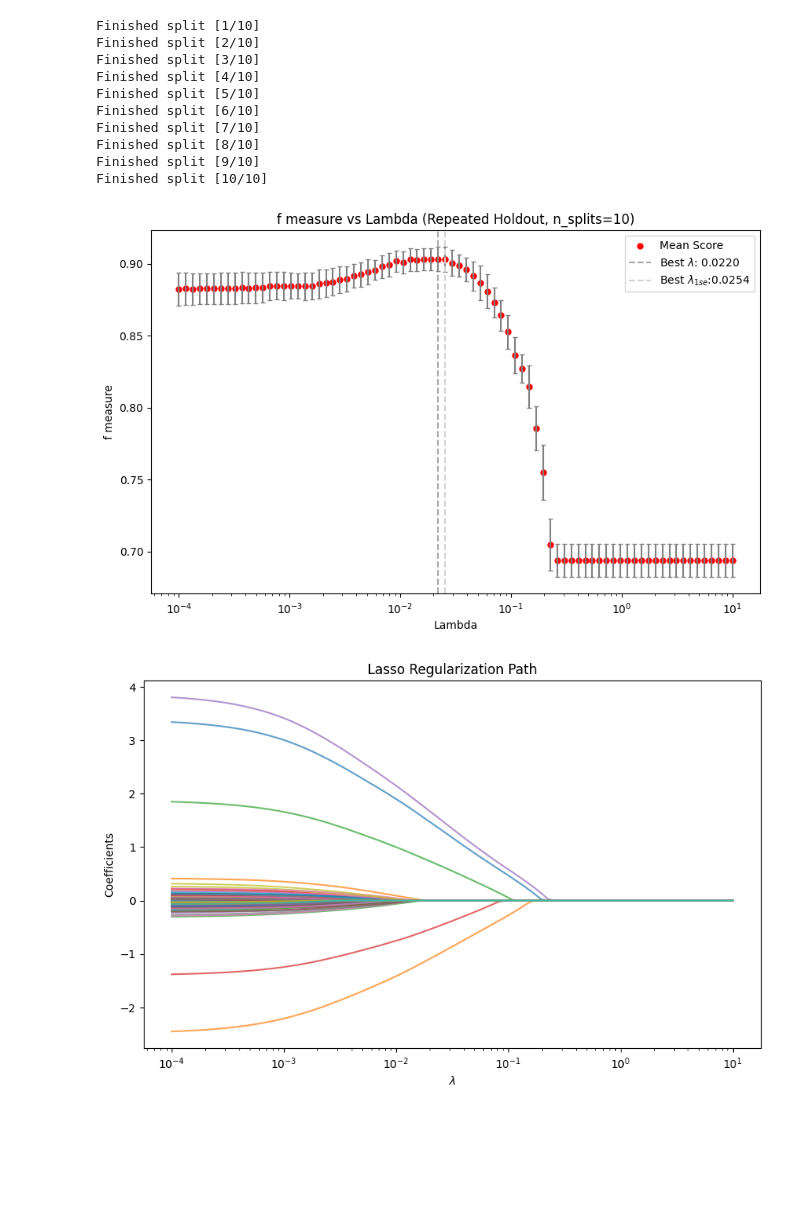
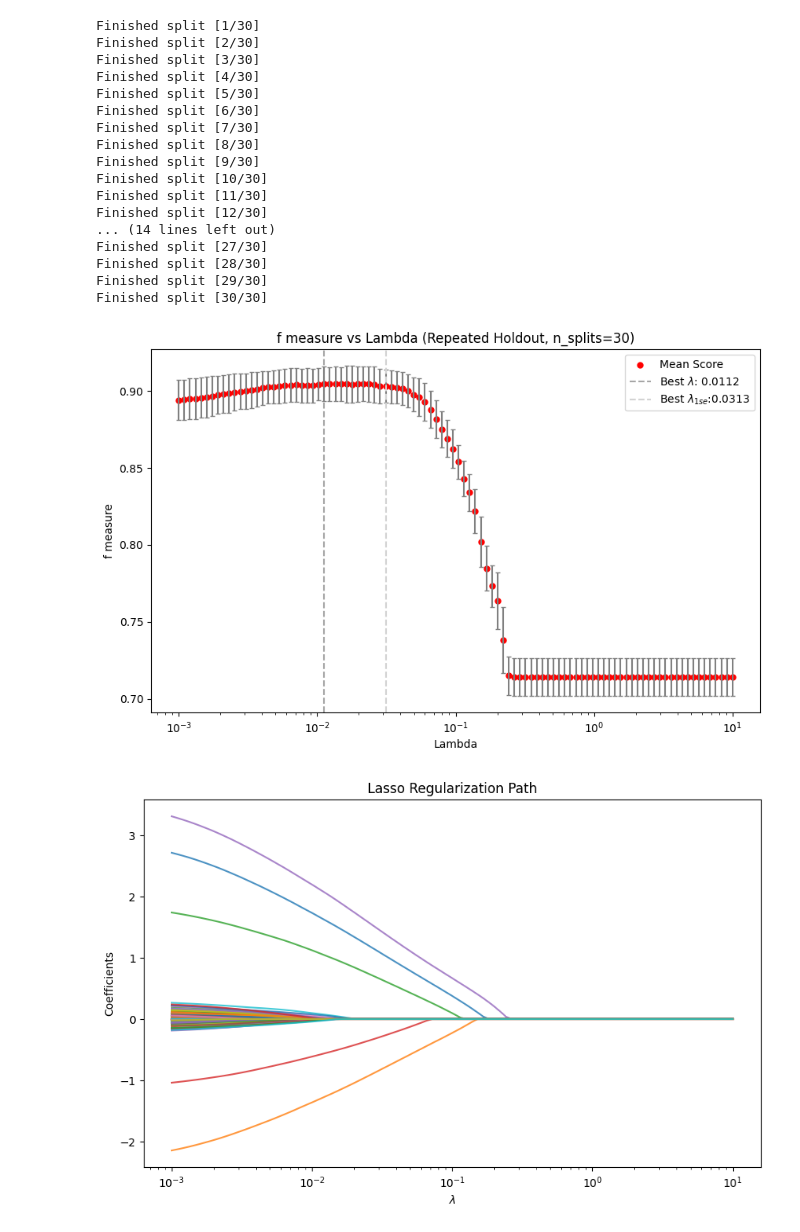
Before and after one commit to tomaszzywicki/semi-supervised-FISTA-logistic-lasso, a Jupyter notebook: src/tests.ipynb, the cells around one changed output. Cells and saved outputs as stored; diff of their text form; code cells hidden in the pictures; blank space fills up the shorter version.

```diff
--- a/src/tests.ipynb
+++ b/src/tests.ipynb
@@ -44,22 +44,29 @@ def perform_repeated_holdout(X, y, lambdas, measure: str, n_splits: int, test_si
 # %%
 X, y, beta_true = generate_high_dim_data(n=2000, p=100)
 
-n_splits = 10
-test_size = 0.3
+n_splits = 30
+test_size = 0.2
 measure = "f"
-lambdas = np.logspace(-4, 1, 80)
+lambdas = np.logspace(-3, 1, 70)
 
 llf = perform_repeated_holdout(X, y, lambdas, measure, n_splits, test_size)
 # %% [output]
-Finished split [1/10]
-Finished split [2/10]
-Finished split [3/10]
-Finished split [4/10]
-Finished split [5/10]
-Finished split [6/10]
-Finished split [7/10]
-Finished split [8/10]
-Finished split [9/10]
-Finished split [10/10]
+Finished split [1/30]
+Finished split [2/30]
+Finished split [3/30]
+Finished split [4/30]
+Finished split [5/30]
+Finished split [6/30]
+Finished split [7/30]
+Finished split [8/30]
+Finished split [9/30]
+Finished split [10/30]
+Finished split [11/30]
+Finished split [12/30]
+... (14 lines left out)
+Finished split [27/30]
+Finished split [28/30]
+Finished split [29/30]
+Finished split [30/30]
-[figure, old version]
+[figure, new version]
-[figure, old version]
+[figure, new version]
```
Also changed, not shown: 2 other files.
